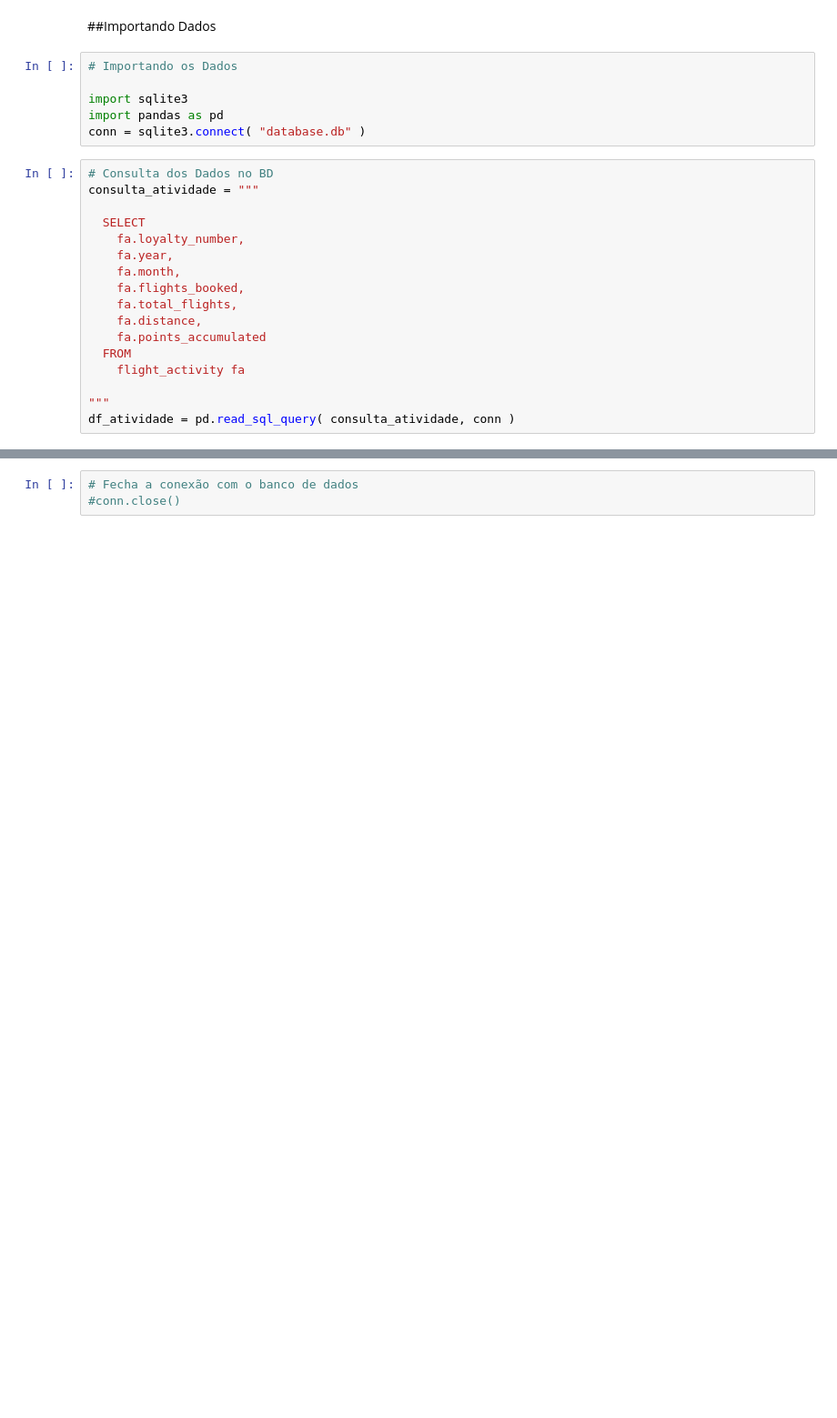
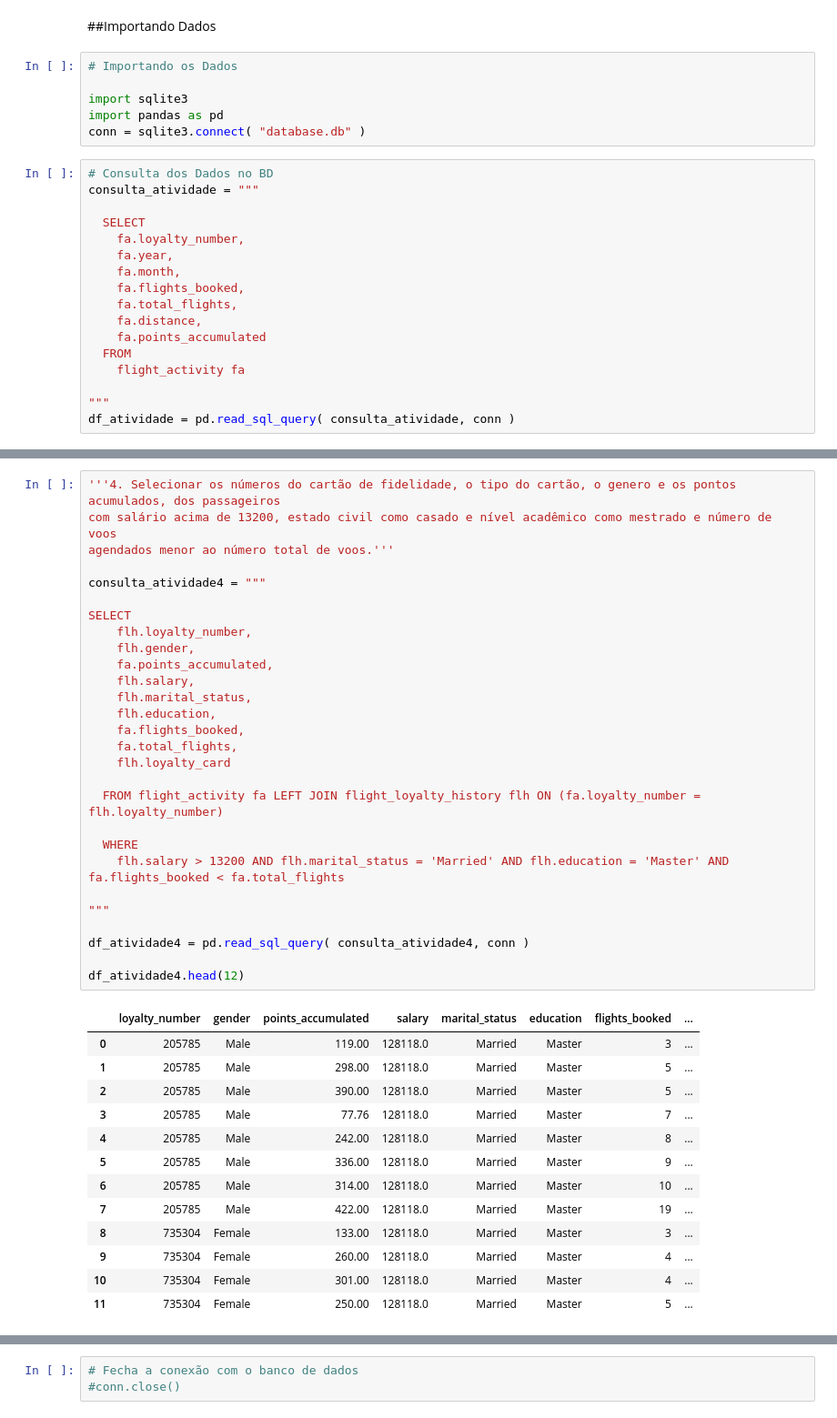
Before and after one commit to coelhovinicius/CienciaDadosComunidadeDS, a Jupyter notebook: Notebooks/Coleta_de_Dados.ipynb, the cells around one changed output, grey strips where cells are left out. Shown: that part at 91% size. Saved outputs shown, nothing was run; the diff lists cells and outputs as text; blank space fills up the shorter version.

```diff
--- a/Notebooks/Coleta_de_Dados.ipynb
+++ b/Notebooks/Coleta_de_Dados.ipynb
@@ -121,0 +441,42 @@ df_atividade.head()
+# %%
+'''4. Selecionar os números do cartão de fidelidade, o tipo do cartão, o genero e os pontos acumulados, dos passageiros
+com salário acima de 13200, estado civil como casado e nível acadêmico como mestrado e número de voos
+agendados menor ao número total de voos.'''
+
+consulta_atividade4 = """
+
+SELECT
+    flh.loyalty_number,
+    flh.gender,
+    fa.points_accumulated,
+    flh.salary,
+    flh.marital_status,
+    flh.education,
+    fa.flights_booked,
+    fa.total_flights,
+    flh.loyalty_card
+
+  FROM flight_activity fa LEFT JOIN flight_loyalty_history flh ON (fa.loyalty_number = flh.loyalty_number)
+
+  WHERE
+    flh.salary > 13200 AND flh.marital_status = 'Married' AND flh.education = 'Master' AND fa.flights_booked < fa.total_flights
+
+"""
+
+df_atividade4 = pd.read_sql_query( consulta_atividade4, conn )
+
+df_atividade4.head(12)
+# %% [output]
+|  | loyalty_number | gender | points_accumulated | salary | marital_status | education | flights_booked | ... |
+| 0 | 205785 | Male | 119.00 | 128118.0 | Married | Master | 3 | ... |
+| 1 | 205785 | Male | 298.00 | 128118.0 | Married | Master | 5 | ... |
+| 2 | 205785 | Male | 390.00 | 128118.0 | Married | Master | 5 | ... |
+| 3 | 205785 | Male | 77.76 | 128118.0 | Married | Master | 7 | ... |
+| 4 | 205785 | Male | 242.00 | 128118.0 | Married | Master | 8 | ... |
+| 5 | 205785 | Male | 336.00 | 128118.0 | Married | Master | 9 | ... |
+| 6 | 205785 | Male | 314.00 | 128118.0 | Married | Master | 10 | ... |
+| 7 | 205785 | Male | 422.00 | 128118.0 | Married | Master | 19 | ... |
+| 8 | 735304 | Female | 133.00 | 128118.0 | Married | Master | 3 | ... |
+| 9 | 735304 | Female | 260.00 | 128118.0 | Married | Master | 4 | ... |
+| 10 | 735304 | Female | 301.00 | 128118.0 | Married | Master | 4 | ... |
+| 11 | 735304 | Female | 250.00 | 128118.0 | Married | Master | 5 | ... |
```
Also changed, not shown: parts of 33 cells of this notebook, 4 other files.
